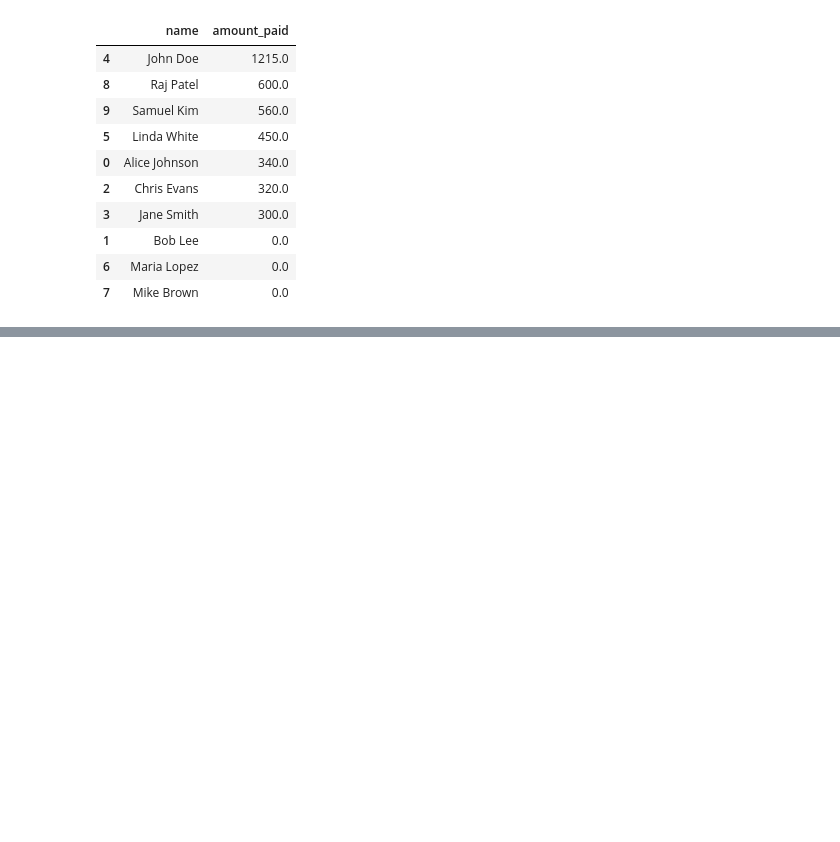
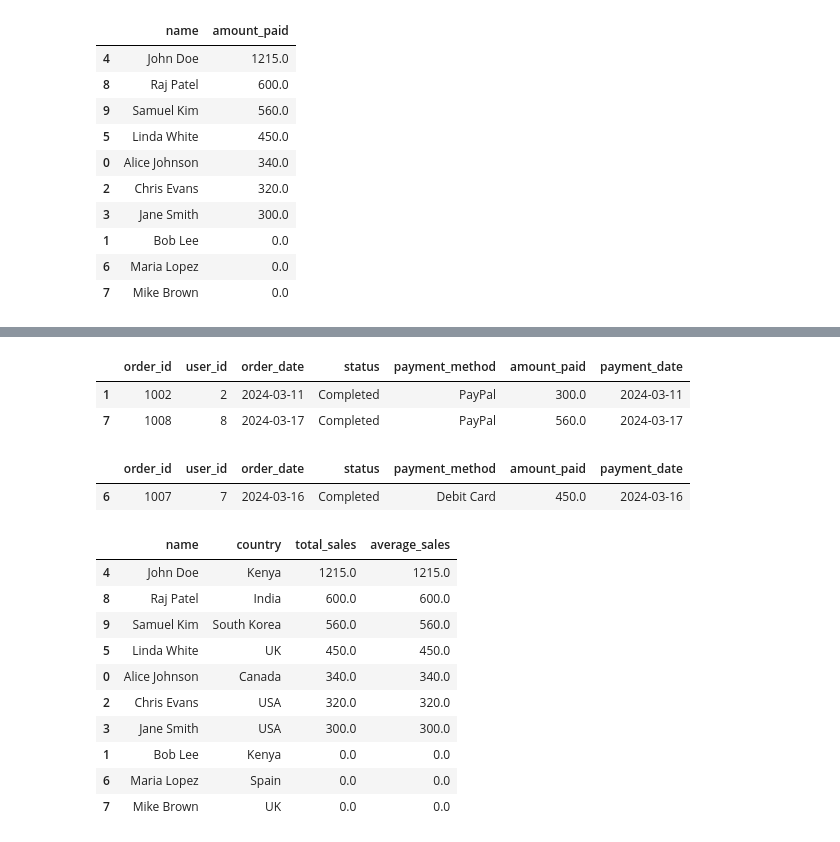
Before and after one commit to Majok-Bol/e_commerce_analytics_dataset, a Jupyter notebook: e_commerce_analytics.ipynb, the cells around one changed output, grey strips where cells are left out. Saved outputs shown, nothing was run; the diff lists cells and outputs as text; code cells hidden in the pictures; blank space fills up the shorter version.

```diff
--- a/e_commerce_analytics.ipynb
+++ b/e_commerce_analytics.ipynb
@@ -425 +435,29 @@ sales_summary
 | 7 | Mike Brown | UK | 0.0 | 0.0 |
+# %%
+paypal_payments=orders_payments.loc[(orders_payments["status"]=="Completed")&(orders_payments["payment_method"]=="PayPal")].copy()
+paypal_payments
+# %% [output]
+|  | order_id | user_id | order_date | status | payment_method | amount_paid | payment_date |
+| 1 | 1002 | 2 | 2024-03-11 | Completed | PayPal | 300.0 | 2024-03-11 |
+| 7 | 1008 | 8 | 2024-03-17 | Completed | PayPal | 560.0 | 2024-03-17 |
+# %%
+#fetch users who paid via Debit Card
+debit_card_payments=orders_payments.loc[(orders_payments["status"]=="Completed")&(orders_payments["payment_method"]=="Debit Card")].copy()
+debit_card_payments
+# %% [output]
+|  | order_id | user_id | order_date | status | payment_method | amount_paid | payment_date |
+| 6 | 1007 | 7 | 2024-03-16 | Completed | Debit Card | 450.0 | 2024-03-16 |
+# %%
+sales_summary
+# %% [output]
+|  | name | country | total_sales | average_sales |
+| 4 | John Doe | Kenya | 1215.0 | 1215.0 |
+| 8 | Raj Patel | India | 600.0 | 600.0 |
+| 9 | Samuel Kim | South Korea | 560.0 | 560.0 |
+| 5 | Linda White | UK | 450.0 | 450.0 |
+| 0 | Alice Johnson | Canada | 340.0 | 340.0 |
+| 2 | Chris Evans | USA | 320.0 | 320.0 |
+| 3 | Jane Smith | USA | 300.0 | 300.0 |
+| 1 | Bob Lee | Kenya | 0.0 | 0.0 |
+| 6 | Maria Lopez | Spain | 0.0 | 0.0 |
+| 7 | Mike Brown | UK | 0.0 | 0.0 |
```
Also changed, not shown: parts of 9 cells of this notebook, 2 other files.
